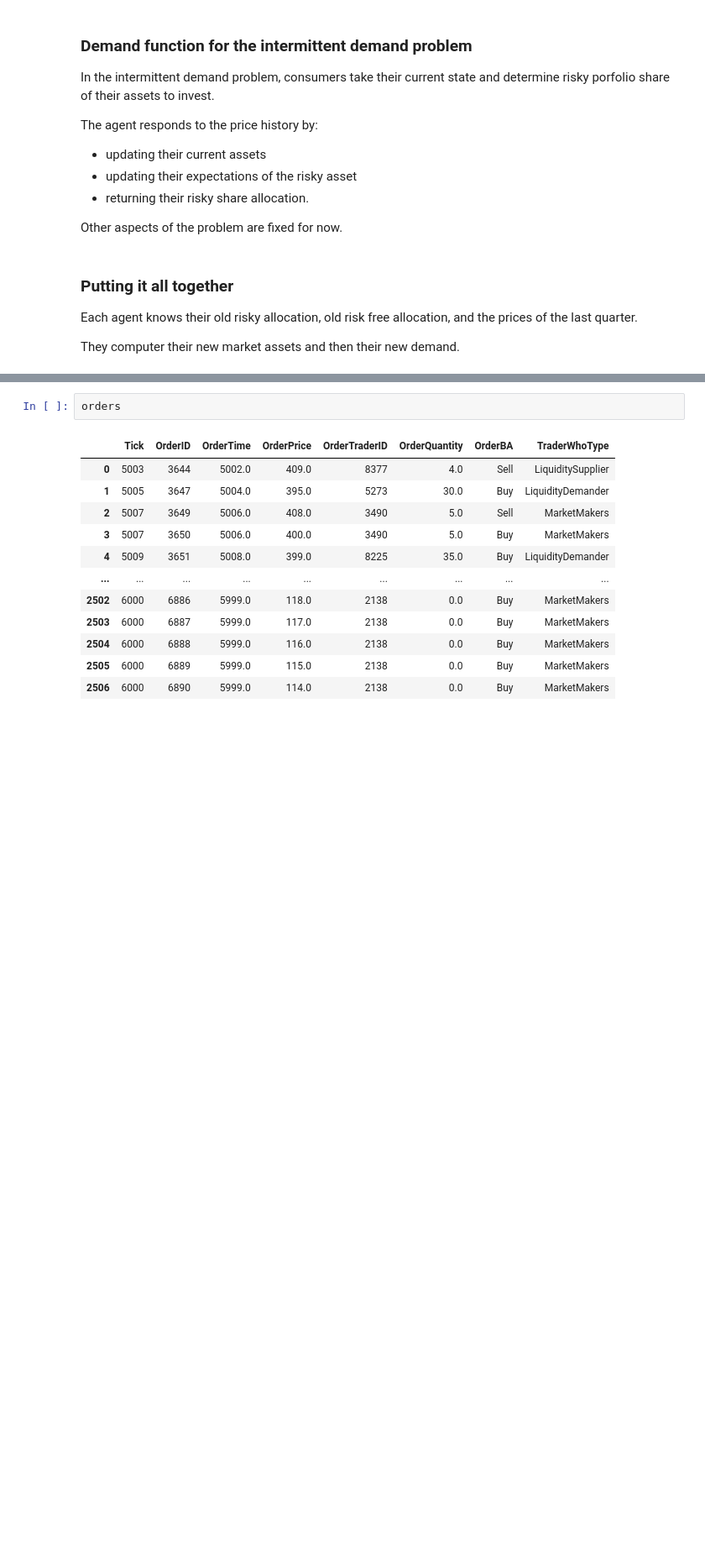
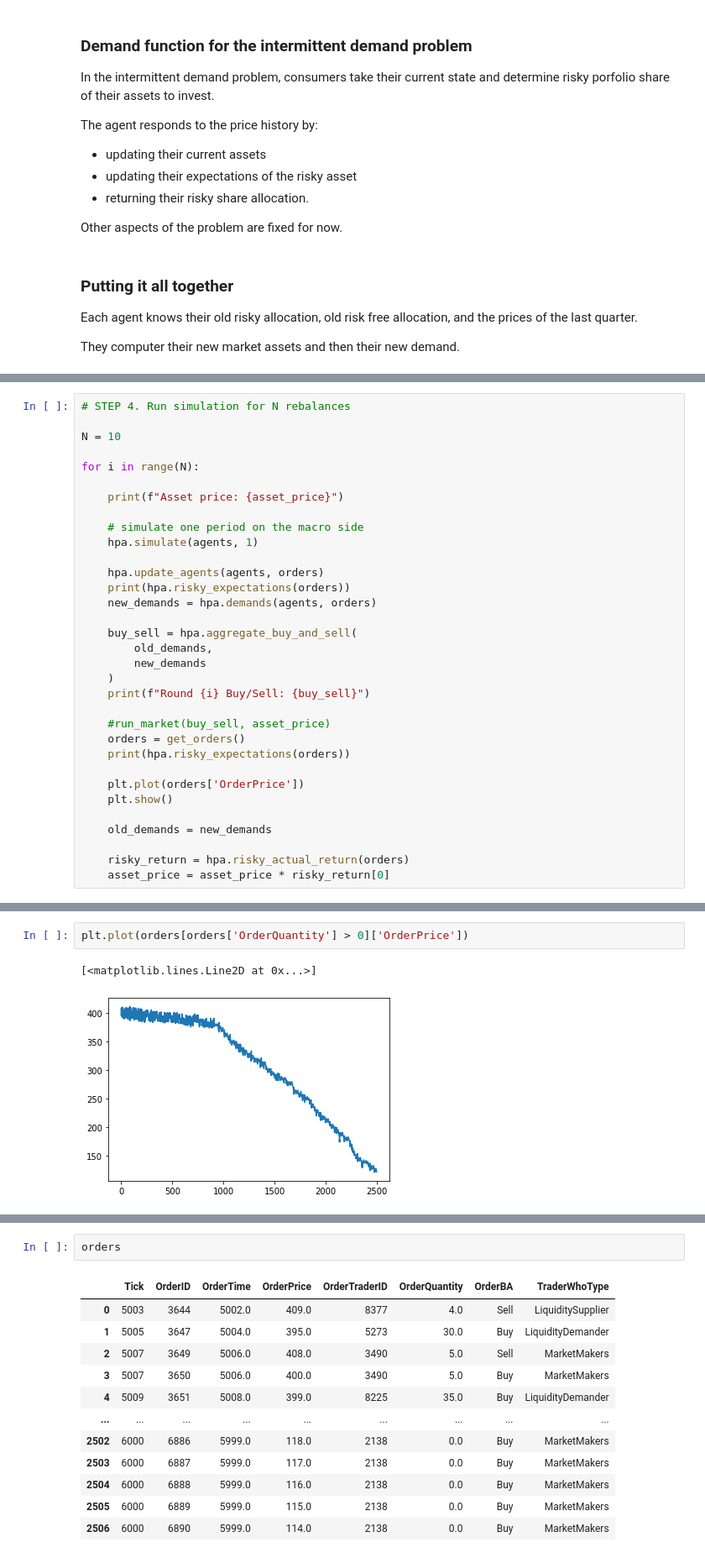
Before and after one commit to sbenthall/SHARKFin, a Jupyter notebook: HARK/Macro-Micro Foundations Demo Code.ipynb, the cells around one changed output, grey strips where cells are left out. Shown at 84% size. Drawn from its saved outputs; the diff is of its cells as text; blank space fills up the shorter version.

```diff
--- a/HARK/Macro-Micro Foundations Demo Code.ipynb
+++ b/HARK/Macro-Micro Foundations Demo Code.ipynb
@@ -254,0 +222,33 @@ Round 4 Buy/Sell: (0, nan)
+# %%
+# STEP 4. Run simulation for N rebalances
+
+N = 10
+
+for i in range(N):
+
+    print(f"Asset price: {asset_price}")
+
+    # simulate one period on the macro side
+    hpa.simulate(agents, 1)
+
+    hpa.update_agents(agents, orders)
+    print(hpa.risky_expectations(orders))
+    new_demands = hpa.demands(agents, orders)
+
+    buy_sell = hpa.aggregate_buy_and_sell(
+        old_demands,
+        new_demands
+    )
+    print(f"Round {i} Buy/Sell: {buy_sell}")
+
+    #run_market(buy_sell, asset_price)
+    orders = get_orders()
+    print(hpa.risky_expectations(orders))
+
+    plt.plot(orders['OrderPrice'])
+    plt.show()
+
+    old_demands = new_demands
+
+    risky_return = hpa.risky_actual_return(orders)
+    asset_price = asset_price * risky_return[0]
@@ -258,0 +309,5 @@ array([0.27872861])
+# %%
+plt.plot(orders[orders['OrderQuantity'] > 0]['OrderPrice'])
+# %% [output]
+[<matplotlib.lines.Line2D at 0x...>]
+[figure, added]
```
Also changed, not shown: parts of 20 cells of this notebook, 1 other file.
